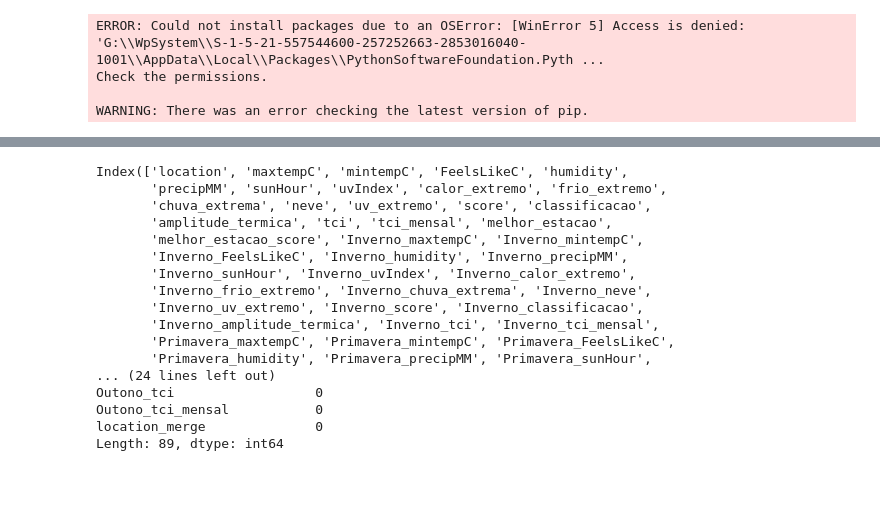
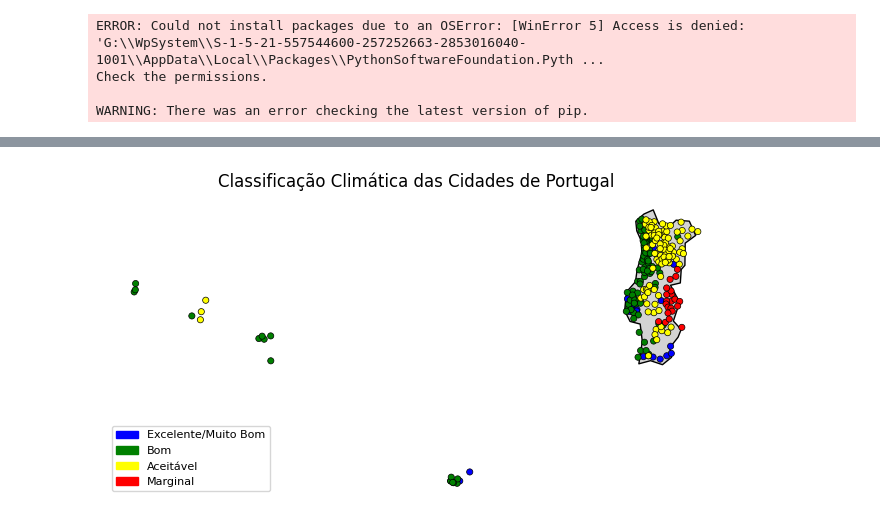
Before and after one commit to johnosd/MPAlugueisLisboa, a Jupyter notebook: src/Weather/classificaClima.ipynb, the cells around one changed output, grey strips where cells are left out. Saved outputs shown, nothing was run; the diff lists cells and outputs as text; code cells hidden in the pictures; blank space fills up the shorter version.

```diff
--- a/src/Weather/classificaClima.ipynb
+++ b/src/Weather/classificaClima.ipynb
@@ -484,21 +592,44 @@ plt.show()
-# %%
-print(ranking_formatado.columns)
-print(ranking_formatado.isnull().sum())
-# %% [output]
-Index(['location', 'maxtempC', 'mintempC', 'FeelsLikeC', 'humidity',
-       'precipMM', 'sunHour', 'uvIndex', 'calor_extremo', 'frio_extremo',
-       'chuva_extrema', 'neve', 'uv_extremo', 'score', 'classificacao',
-       'amplitude_termica', 'tci', 'tci_mensal', 'melhor_estacao',
-       'melhor_estacao_score', 'Inverno_maxtempC', 'Inverno_mintempC',
-       'Inverno_FeelsLikeC', 'Inverno_humidity', 'Inverno_precipMM',
-       'Inverno_sunHour', 'Inverno_uvIndex', 'Inverno_calor_extremo',
-       'Inverno_frio_extremo', 'Inverno_chuva_extrema', 'Inverno_neve',
-       'Inverno_uv_extremo', 'Inverno_score', 'Inverno_classificacao',
-       'Inverno_amplitude_termica', 'Inverno_tci', 'Inverno_tci_mensal',
-       'Primavera_maxtempC', 'Primavera_mintempC', 'Primavera_FeelsLikeC',
-       'Primavera_humidity', 'Primavera_precipMM', 'Primavera_sunHour',
-... (24 lines left out)
-Outono_tci                  0
-Outono_tci_mensal           0
-location_merge              0
-Length: 89, dtype: int64
+# %%
+import geopandas as gpd
+import matplotlib.pyplot as plt
+
+# Dicionário de cores
+cores = {
+    'Excelente': 'blue',
+    'Muito Bom': 'blue',
+    'Bom': 'green',
+    'Aceitável': 'yellow',
+    'Marginal': 'red'
+}
+ranking_geo['cor'] = ranking_geo['classificacao'].map(cores)
+
+# Converte para GeoDataFrame
+gdf = gpd.GeoDataFrame(
+    ranking_geo, geometry=gpd.points_from_xy(ranking_geo.longitude, ranking_geo.latitude), crs="EPSG:4326"
+)
+
+# Carrega o shapefile de Portugal (pode ajustar o caminho e a coluna se necessário)
+shapefile_path = '..\\..\\Bases\\Geocoding\\files\\Admin 0 – Countries\\ne_110m_admin_0_countries.shp'
+portugal = gpd.read_file(shapefile_path)
+portugal = portugal[portugal['NAME'] == 'Portugal']
+
+# Plota o mapa
+fig, ax = plt.subplots(figsize=(8, 10))
+portugal.plot(ax=ax, color='lightgrey', edgecolor='black')
+gdf.plot(ax=ax, color=gdf['cor'], markersize=20, marker='o', edgecolor='black', linewidth=0.5)
+
+# Adiciona legenda
+import matplotlib.patches as mpatches
+patches = [
+    mpatches.Patch(color='blue', label='Excelente/Muito Bom'),
+    mpatches.Patch(color='green', label='Bom'),
+    mpatches.Patch(color='yellow', label='Aceitável'),
+    mpatches.Patch(color='red', label='Marginal')
+]
+plt.legend(handles=patches, loc='lower left', fontsize=8)
+
+plt.title('Classificação Climática das Cidades de Portugal')
+plt.axis('off')
+plt.show()
+# %% [output]
+[figure, added]
```
Also changed, not shown: parts of 9 cells of this notebook, 1 other file.
